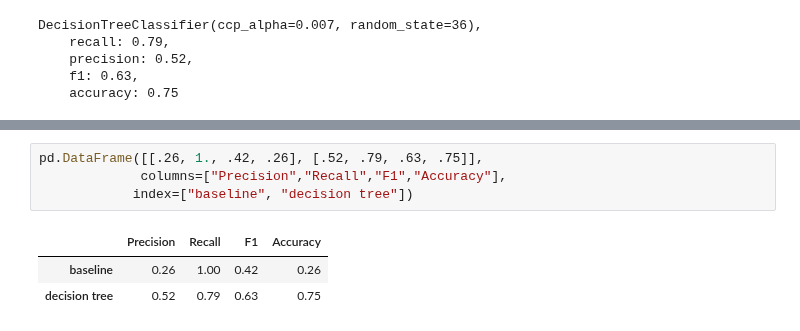
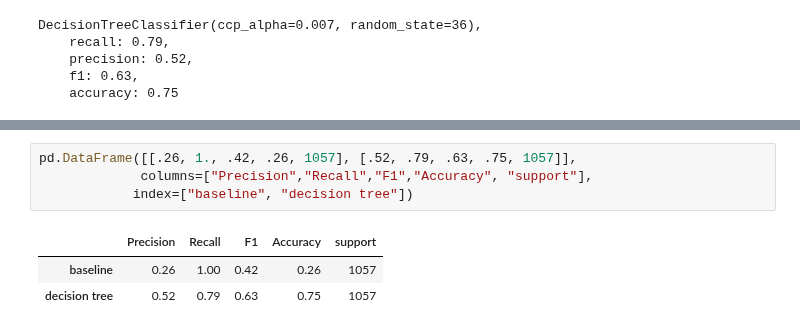
Before and after one commit to konstanzer/reducing_churn, a Jupyter notebook: final.ipynb, the cells around one changed output, grey strips where cells are left out. Drawn from its saved outputs; the diff is of its cells as text.

```diff
--- a/final.ipynb
+++ b/final.ipynb
@@ -680,10 +700,10 @@ The value of the model is, 1) It identifies primary drivers of churn and, 2) It
 
 <img src="img/tree.jpg" width="500">
 # %%
-pd.DataFrame([[.26, 1., .42, .26], [.52, .79, .63, .75]],
-             columns=["Precision","Recall","F1","Accuracy"],
+pd.DataFrame([[.26, 1., .42, .26, 1057], [.52, .79, .63, .75, 1057]],
+             columns=["Precision","Recall","F1","Accuracy", "support"],
             index=["baseline", "decision tree"])
 # %% [output]
-|  | Precision | Recall | F1 | Accuracy |
-| baseline | 0.26 | 1.00 | 0.42 | 0.26 |
-| decision tree | 0.52 | 0.79 | 0.63 | 0.75 |
+|  | Precision | Recall | F1 | Accuracy | support |
+| baseline | 0.26 | 1.00 | 0.42 | 0.26 | 1057 |
+| decision tree | 0.52 | 0.79 | 0.63 | 0.75 | 1057 |
```
Also changed, not shown: parts of 6 cells of this notebook.
